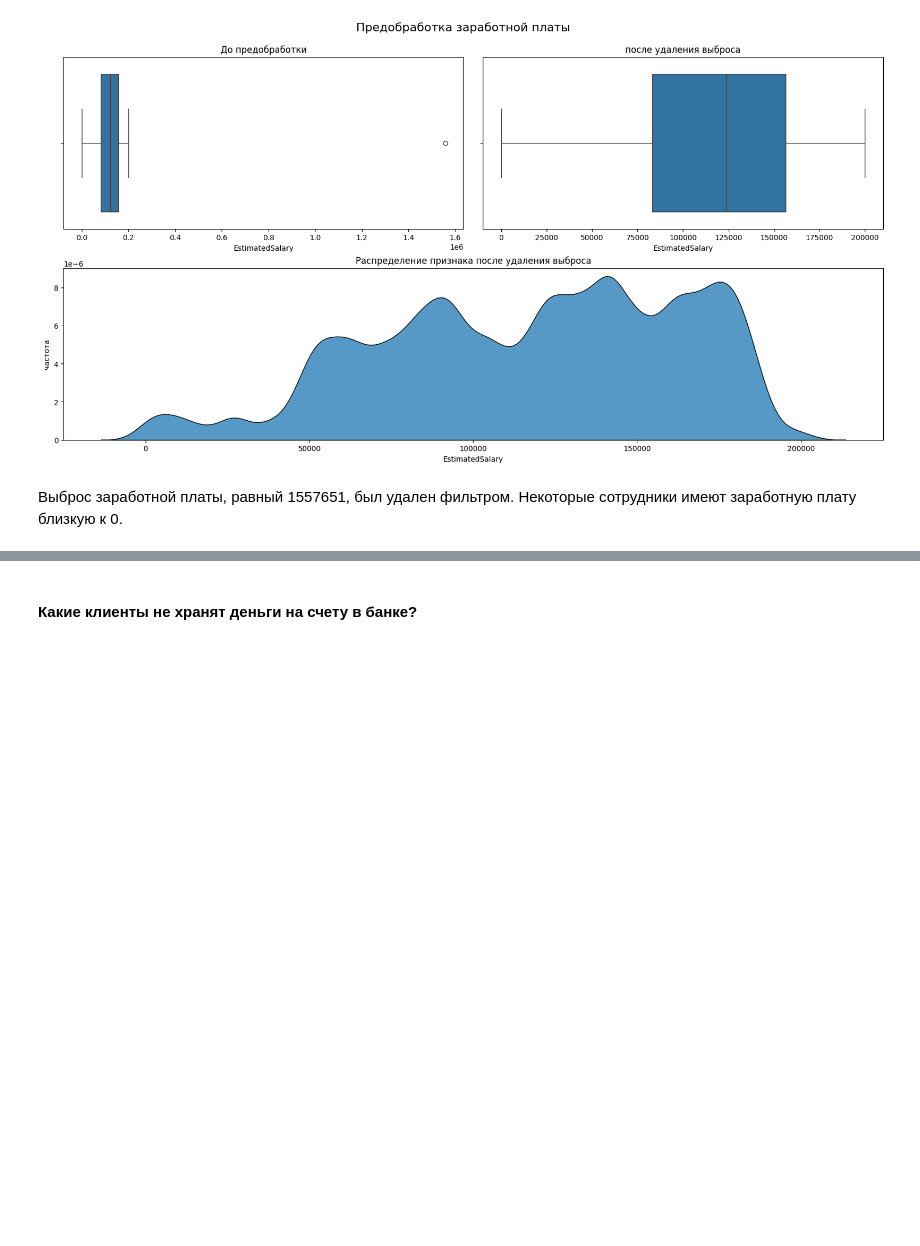
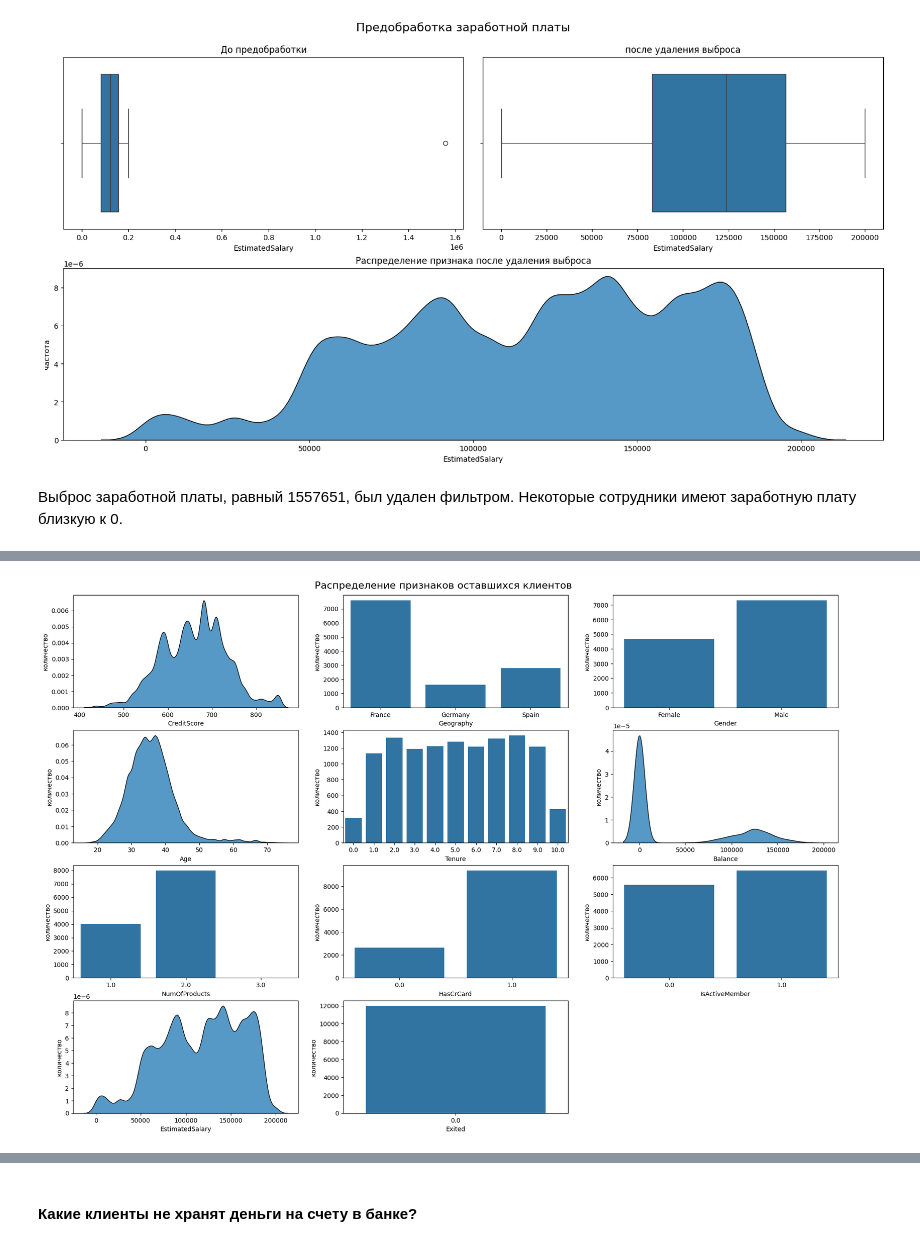
Before and after one commit to serguntsov/webbee_predict_customer_churn, a Jupyter notebook: pred_customer_churn.ipynb, the cells around one changed output, grey strips where cells are left out. Cells and saved outputs as stored; diff of their text form; code cells hidden in the pictures; blank space fills up the shorter version.

```diff
--- a/pred_customer_churn.ipynb
+++ b/pred_customer_churn.ipynb
@@ -262,0 +288,6 @@ plt.show()
+# %%
+plt_hist(train_customer_churn.query('Exited != 1'))
+plt.suptitle('Распределение признаков оставшихся клиентов', fontsize=16,y=0.9)
+plt.show()
+# %% [output]
+[figure, added]
```
Also changed, not shown: parts of 18 cells of this notebook.
